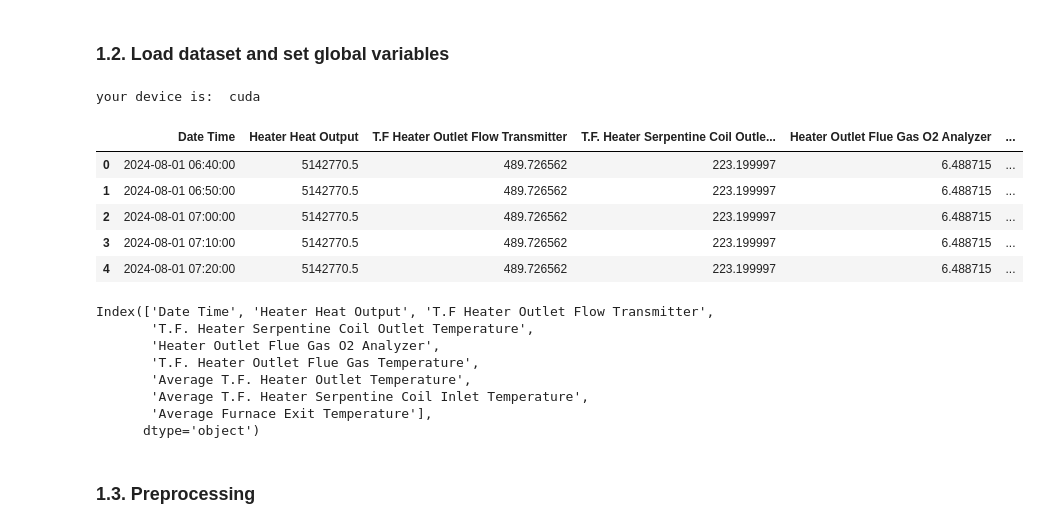
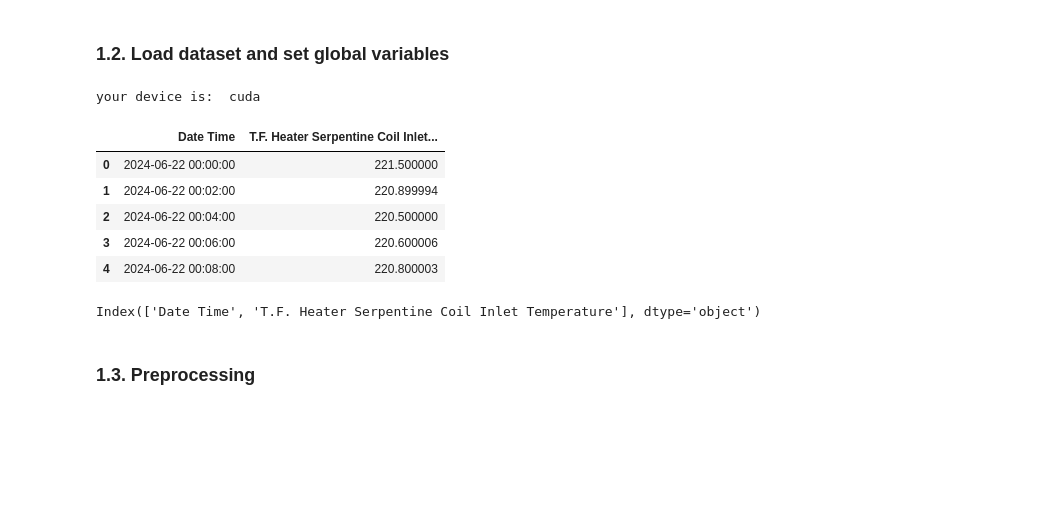
Before and after one commit to Nipuna-Tennakoon/Transformer-Model-TS-Forecasting, a Jupyter notebook: src/main.ipynb, the cells around one changed output. Saved outputs shown, nothing was run; the diff lists cells and outputs as text; code cells hidden in the pictures; blank space fills up the shorter version.

```diff
--- a/src/main.ipynb
+++ b/src/main.ipynb
@@ -20,34 +20,27 @@ import wandb
 # %%
 input_window = 10 # number of input steps
 output_window = 1 # number of prediction steps, in this model its fixed to one
 batch_size = 64
 
 # check GPU availability
 device = torch.device("cuda" if torch.cuda.is_available() else "cpu")
 print("your device is: ", device)
 
 # read facebook dataset
-df = pd.read_csv("../data/final_df_002.csv")
+df = pd.read_csv("/home/pasindu/Time-Series-Forecasting/data/sampling/sampled_2min.csv")
 df.head()
 # %% [output]
 your device is:  cuda
-|  | Date Time | Heater Heat Output | T.F Heater Outlet Flow Transmitter | T.F. Heater Serpentine Coil Outle... | Heater Outlet Flue Gas O2 Analyzer | ... |
-| 0 | 2024-08-01 06:40:00 | 5142770.5 | 489.726562 | 223.199997 | 6.488715 | ... |
-| 1 | 2024-08-01 06:50:00 | 5142770.5 | 489.726562 | 223.199997 | 6.488715 | ... |
-| 2 | 2024-08-01 07:00:00 | 5142770.5 | 489.726562 | 223.199997 | 6.488715 | ... |
-| 3 | 2024-08-01 07:10:00 | 5142770.5 | 489.726562 | 223.199997 | 6.488715 | ... |
-| 4 | 2024-08-01 07:20:00 | 5142770.5 | 489.726562 | 223.199997 | 6.488715 | ... |
+|  | Date Time | T.F. Heater Serpentine Coil Inlet... |
+| 0 | 2024-06-22 00:00:00 | 221.500000 |
+| 1 | 2024-06-22 00:02:00 | 220.899994 |
+| 2 | 2024-06-22 00:04:00 | 220.500000 |
+| 3 | 2024-06-22 00:06:00 | 220.600006 |
+| 4 | 2024-06-22 00:08:00 | 220.800003 |
 # %%
 df.columns
 # %% [output]
-Index(['Date Time', 'Heater Heat Output', 'T.F Heater Outlet Flow Transmitter',
-       'T.F. Heater Serpentine Coil Outlet Temperature',
-       'Heater Outlet Flue Gas O2 Analyzer',
-       'T.F. Heater Outlet Flue Gas Temperature',
-       'Average T.F. Heater Outlet Temperature',
-       'Average T.F. Heater Serpentine Coil Inlet Temperature',
-       'Average Furnace Exit Temperature'],
-      dtype='object')
+Index(['Date Time', 'T.F. Heater Serpentine Coil Inlet Temperature'], dtype='object')
 # %% [markdown]
 ### 1.3. Preprocessing
 # %%
```
Also changed, not shown: parts of 15 cells of this notebook, 6 other files.
